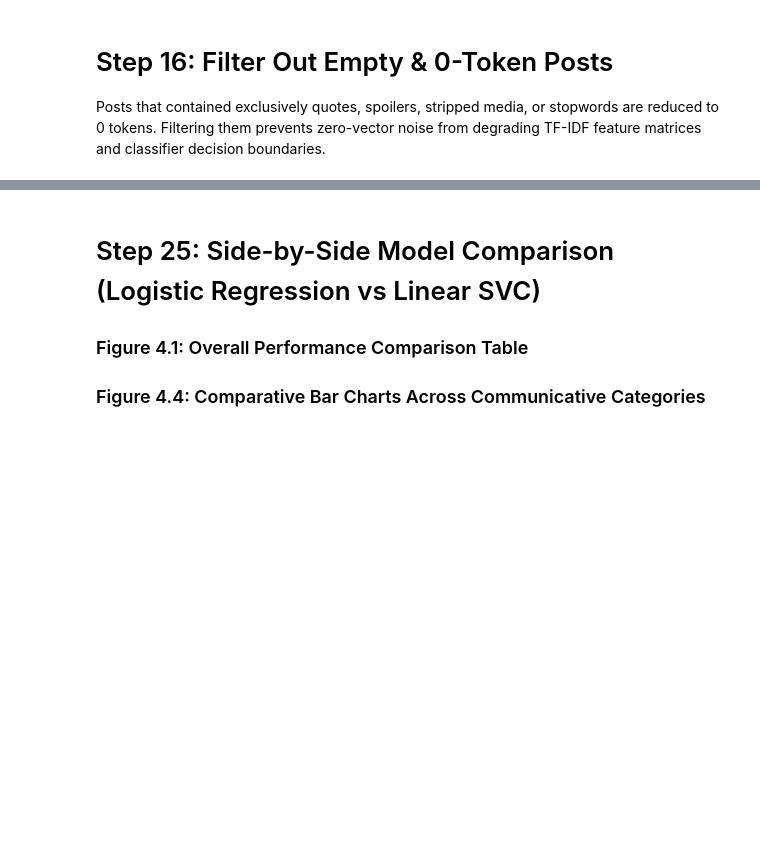
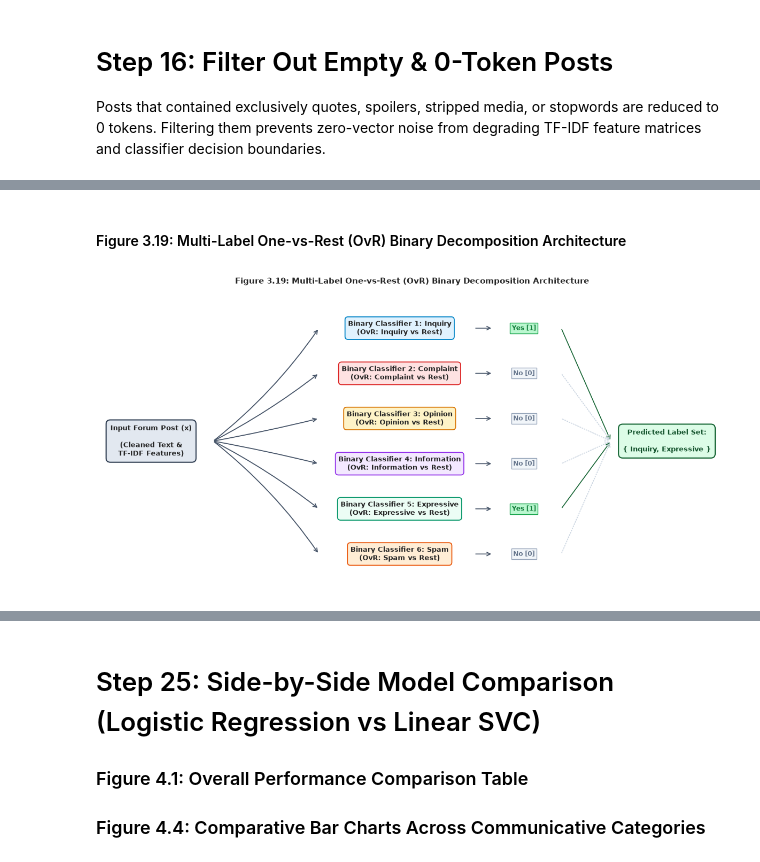
Before and after one commit to wjnotl/online-forum-communicative-intent-classification, a Jupyter notebook: figure_purpose.ipynb, the cells around one changed output, grey strips where cells are left out. Drawn from its saved outputs; the diff is of its cells as text; code cells hidden in the pictures; blank space fills up the shorter version.

```diff
--- a/figure_purpose.ipynb
+++ b/figure_purpose.ipynb
@@ -1208,13 +1073,0 @@ printmd("**Linear SVC Model:** Successfully trained and saved to `linear_svc_mod
-# %%
-top_words_svc = {}
-bottom_words_svc = {}
-
-for i, label in enumerate(target_cols):
-    coefs = svc_model.estimators_[i].coef_[0]
-    top_indices = np.argsort(coefs)[-15:][::-1]
-    bottom_indices = np.argsort(coefs)[:15]
-    top_words_svc[label] = [f"{feature_names[idx]} ({coefs[idx]:.2f})" for idx in top_indices]
-    bottom_words_svc[label] = [f"{feature_names[idx]} ({coefs[idx]:.2f})" for idx in bottom_indices]
-
-df_top_words_svc = pd.DataFrame(top_words_svc)
-df_bottom_words_svc = pd.DataFrame(bottom_words_svc)
@@ -1309,0 +1122,49 @@ plot_linear_svc_confusion_matrices(y_test, y_pred_svc, target_cols)
+# %%
+printmd("#### Figure 3.19: Multi-Label One-vs-Rest (OvR) Binary Decomposition Architecture")
+fig, ax = plt.subplots(figsize=(12, 6.2))
+ax.axis('off')
+
+# Boxes styling
+bbox_input = dict(boxstyle='round,pad=0.6', facecolor='#e2e8f0', edgecolor='#334155', lw=1.5)
+bbox_output = dict(boxstyle='round,pad=0.6', facecolor='#dcfce7', edgecolor='#166534', lw=1.5)
+
+# Draw Input Post
+ax.text(0.08, 0.5, "Input Forum Post (x)\n\n(Cleaned Text &\nTF-IDF Features)", ha='center', va='center', bbox=bbox_input, fontsize=9.5, fontweight='bold')
+
+# Categories & Colors
+categories = ['Inquiry', 'Complaint', 'Opinion', 'Information', 'Expressive', 'Spam']
+y_positions = np.linspace(0.88, 0.12, 6)
+colors = ['#e0f2fe', '#fee2e2', '#fef3c7', '#f3e8ff', '#ecfdf5', '#ffedd5']
+edge_colors = ['#0284c7', '#dc2626', '#d97706', '#9333ea', '#059669', '#ea580c']
+
+for i, (cat, y_pos, bg, edge) in enumerate(zip(categories, y_positions, colors, edge_colors)):
+    bbox_clf = dict(boxstyle='round,pad=0.45', facecolor=bg, edgecolor=edge, lw=1.3)
+
+    # Draw Classifier Box
+    ax.text(0.48, y_pos, f"Binary Classifier {i+1}: {cat}\n(OvR: {cat} vs Rest)", ha='center', va='center', bbox=bbox_clf, fontsize=9, fontweight='bold')
+
+    # Arrow from Input to Classifier
+    ax.annotate("", xy=(0.35, y_pos), xytext=(0.18, 0.5), arrowprops=dict(arrowstyle="->", lw=1.3, color='#475569', connectionstyle="arc3,rad=" + str((y_pos - 0.5)*0.2)))
+
+    # Decision / Output Tag
+    sample_decision = "Yes [1]" if cat in ['Inquiry', 'Expressive'] else "No [0]"
+    badge_bg = '#bbf7d0' if "Yes" in sample_decision else '#f1f5f9'
+    badge_edge = '#16a34a' if "Yes" in sample_decision else '#94a3b8'
+    bbox_ans = dict(boxstyle='square,pad=0.3', facecolor=badge_bg, edgecolor=badge_edge, lw=1)
+    ax.text(0.68, y_pos, sample_decision, ha='center', va='center', bbox=bbox_ans, fontsize=8.5, fontweight='bold', color='#15803d' if "Yes" in sample_decision else '#64748b')
+
+    # Arrow from Classifier to Decision Tag
+    ax.annotate("", xy=(0.63, y_pos), xytext=(0.60, y_pos), arrowprops=dict(arrowstyle="->", lw=1.2, color='#475569'))
+
+    # Arrow from Decision Tag to Final Output
+    ax.annotate("", xy=(0.82, 0.5), xytext=(0.74, y_pos), arrowprops=dict(arrowstyle="->", lw=1.2, color='#166534' if "Yes" in sample_decision else '#cbd5e1', linestyle='-' if "Yes" in sample_decision else ':'))
+
+# Draw Final Output
+ax.text(0.91, 0.5, "Predicted Label Set:\n\n{ Inquiry, Expressive }", ha='center', va='center', bbox=bbox_output, fontsize=9.5, fontweight='bold', color='#14532d')
+
+plt.title("Multi-Label One-vs-Rest (OvR) Binary Decomposition Architecture", fontsize=11, fontweight='bold', pad=12)
+plt.tight_layout()
+plt.show()
+# %% [output]
+#### Figure 3.19: Multi-Label One-vs-Rest (OvR) Binary Decomposition Architecture
+[figure, added]
```
Also changed, not shown: parts of 127 cells of this notebook, 1 other file.
